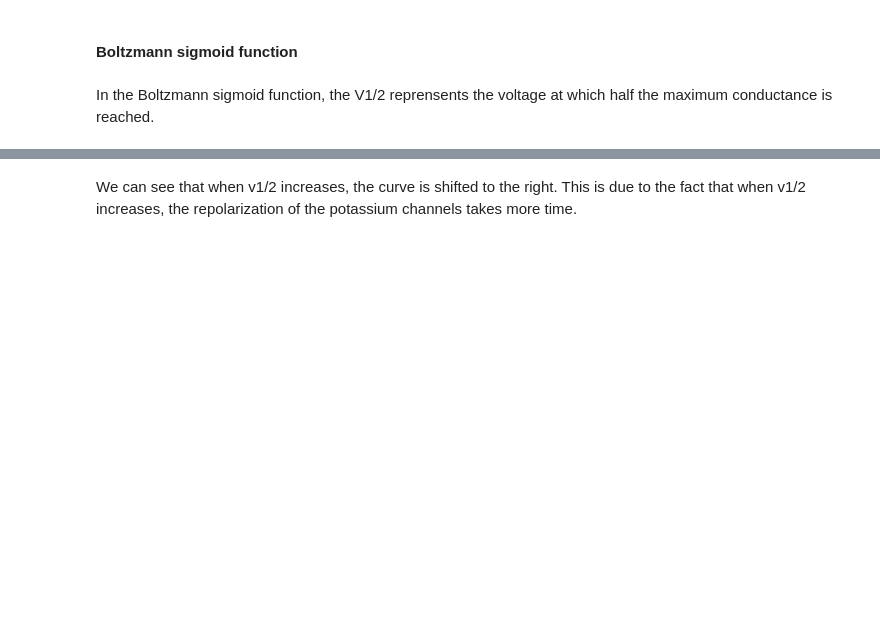
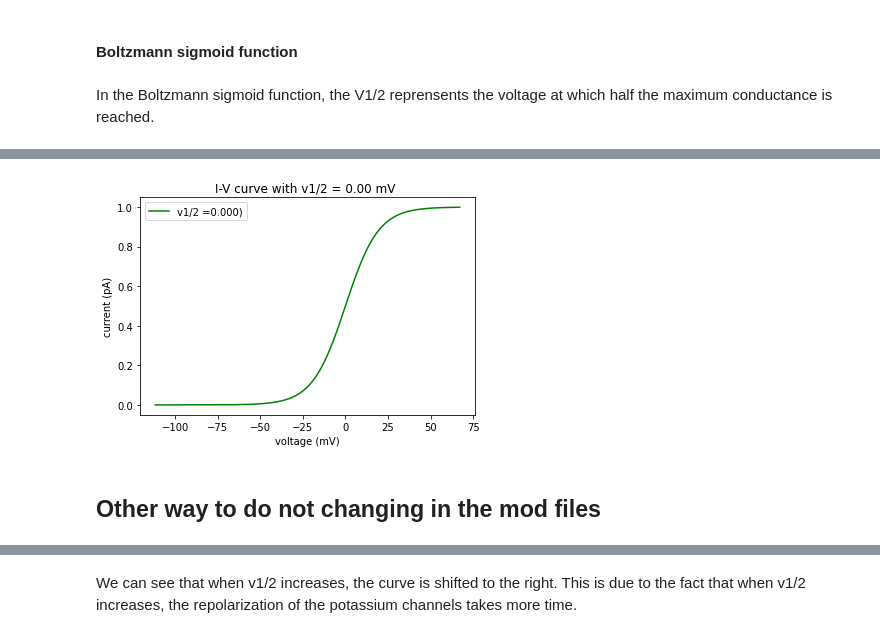
Before and after one commit to AlbrechtAlice/In-Silico-Neuroscience, a Jupyter notebook: Week3_HomeWork.ipynb, the cells around one changed output, grey strips where cells are left out. Saved outputs shown, nothing was run; the diff lists cells and outputs as text; code cells hidden in the pictures; blank space fills up the shorter version.

```diff
--- a/Week3_HomeWork.ipynb
+++ b/Week3_HomeWork.ipynb
@@ -414,3 +522,9 @@ def stimulate_soma(soma) :
+# %%
+plot_I_V_curve(0)
+# %% [output]
+[figure, added]
+# %% [markdown]
+## Other way to do not changing in the mod files
 # %%
 # Plot the I-V curves
 
```
Also changed, not shown: parts of 13 cells of this notebook.
